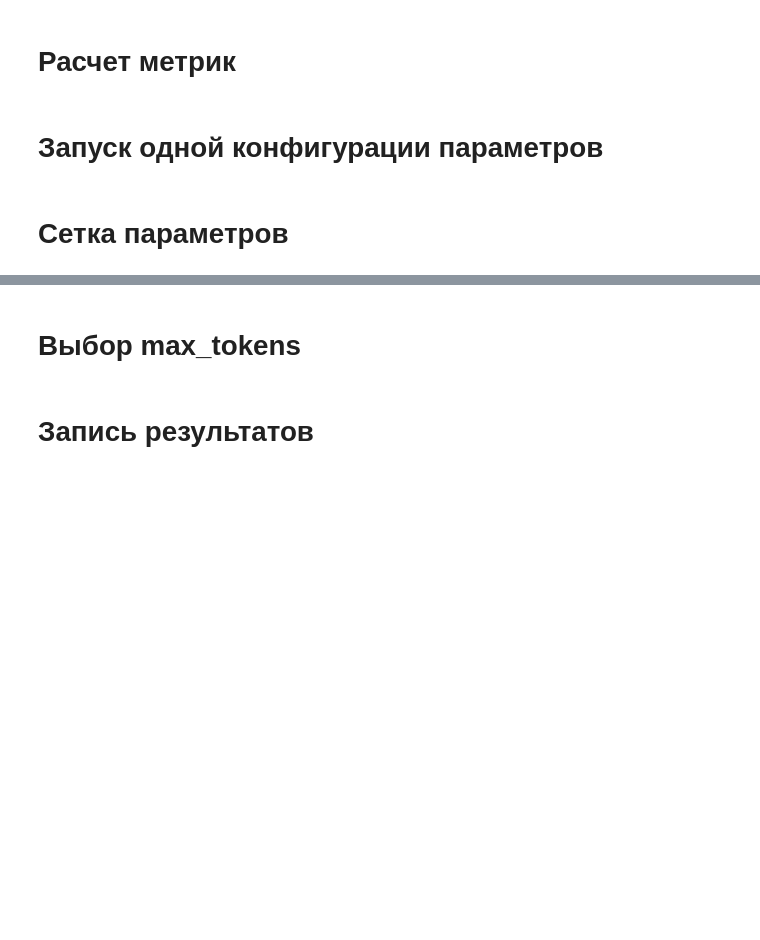
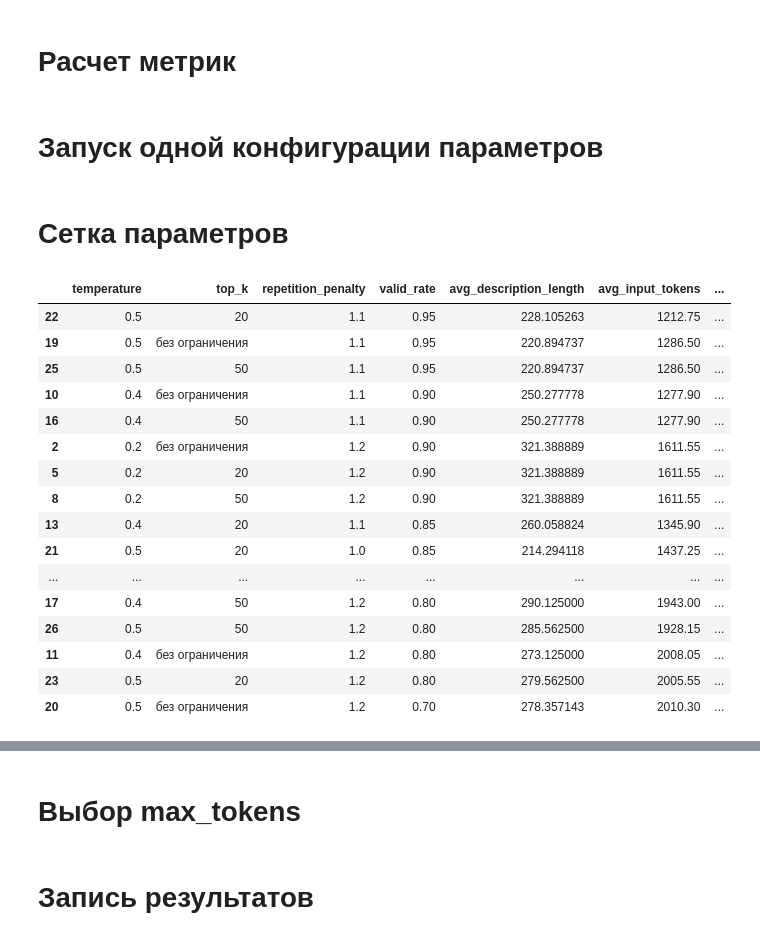
Before and after one commit to RYueV/marketplace-product-cards, a Jupyter notebook: notebooks/02_generation_parameters.ipynb, the cells around one changed output, grey strips where cells are left out. Cells and saved outputs as stored; diff of their text form; code cells hidden in the pictures; blank space fills up the shorter version.

Commit message:
Add parameter experiment results

```diff
--- a/notebooks/02_generation_parameters.ipynb
+++ b/notebooks/02_generation_parameters.ipynb
@@ -191,6 +196,7 @@ def summarize_experiment(
 
     return {
         "experiment": experiment_name,
+        "temperature": generation_params["temperature"],
         "top_k": generation_params.get("top_k", "без ограничения"),
         "repetition_penalty": generation_params.get(
             "repetition_penalty",
@@ -238,11 +244,16 @@ async def run_experiment(
 # Сетка параметров
 # %%
 BASE_PARAMS = {
-    "temperature": 0.4,
     "top_p": 0.9,
-    "max_tokens": 500,
+    "max_tokens": 450,
     "seed": 42,
 }
+
+temperature_values = [
+    0.2,
+    0.4,
+    0.5,
+]
 
 top_k_values = [
     None,
@@ -258,16 +269,22 @@ repetition_penalty_values = [
 
 parameter_results = []
 
-for top_k, repetition_penalty in product(
+for temperature, top_k, repetition_penalty in product(
+    temperature_values,
     top_k_values,
     repetition_penalty_values,
 ):
     params = BASE_PARAMS.copy()
 
+    params["temperature"] = temperature
+    params["repetition_penalty"] = repetition_penalty
+
     if top_k is not None:
         params["top_k"] = top_k
 
-    params["repetition_penalty"] = repetition_penalty
+    temperature_name = str(
+        temperature
+    ).replace(".", "")
 
     top_k_name = (
         "unlimited"
@@ -280,37 +297,71 @@ for top_k, repetition_penalty in product(
     ).replace(".", "")
 
     experiment_name = (
-        f"top_k_{top_k_name}"
+        f"grid_temp_{temperature_name}"
+        f"_top_k_{top_k_name}"
         f"_repetition_{repetition_name}"
     )
 
     summary = await run_experiment(
         experiment_name=experiment_name,
         generation_params=params,
     )
 
     parameter_results.append(summary)
 
 
 parameter_df = pd.DataFrame(parameter_results)
 
 display(
     parameter_df[
         [
+            "temperature",
             "top_k",
             "repetition_penalty",
             "valid_rate",
             "avg_description_length",
             "avg_input_tokens",
             "avg_output_tokens",
             "avg_attempts",
             "output_truncated",
         ]
-    ]
+    ].sort_values(
+        by=[
+            "valid_rate",
+            "avg_attempts",
+        ],
+        ascending=[
+            False,
+            True,
+        ],
+    )
+)
+
+parameter_results_path = (
+    EXPERIMENT_DIR
+    / "temperature_top_k_repetition_results.txt"
 )
 
 parameter_df.to_csv(
-    RESULTS_PATH,
+    parameter_results_path,
     sep="\t",
     index=False,
 )
+# %% [output]
+|  | temperature | top_k | repetition_penalty | valid_rate | avg_description_length | avg_input_tokens | ... |
+| 22 | 0.5 | 20 | 1.1 | 0.95 | 228.105263 | 1212.75 | ... |
+| 19 | 0.5 | без ограничения | 1.1 | 0.95 | 220.894737 | 1286.50 | ... |
+| 25 | 0.5 | 50 | 1.1 | 0.95 | 220.894737 | 1286.50 | ... |
+| 10 | 0.4 | без ограничения | 1.1 | 0.90 | 250.277778 | 1277.90 | ... |
+| 16 | 0.4 | 50 | 1.1 | 0.90 | 250.277778 | 1277.90 | ... |
+| 2 | 0.2 | без ограничения | 1.2 | 0.90 | 321.388889 | 1611.55 | ... |
+| 5 | 0.2 | 20 | 1.2 | 0.90 | 321.388889 | 1611.55 | ... |
+| 8 | 0.2 | 50 | 1.2 | 0.90 | 321.388889 | 1611.55 | ... |
+| 13 | 0.4 | 20 | 1.1 | 0.85 | 260.058824 | 1345.90 | ... |
+| 21 | 0.5 | 20 | 1.0 | 0.85 | 214.294118 | 1437.25 | ... |
+| ... | ... | ... | ... | ... | ... | ... | ... |
+| 17 | 0.4 | 50 | 1.2 | 0.80 | 290.125000 | 1943.00 | ... |
+| 26 | 0.5 | 50 | 1.2 | 0.80 | 285.562500 | 1928.15 | ... |
+| 11 | 0.4 | без ограничения | 1.2 | 0.80 | 273.125000 | 2008.05 | ... |
+| 23 | 0.5 | 20 | 1.2 | 0.80 | 279.562500 | 2005.55 | ... |
+| 20 | 0.5 | без ограничения | 1.2 | 0.70 | 278.357143 | 2010.30 | ... |
```
Also changed, not shown: parts of 7 cells of this notebook, 37 other files.
